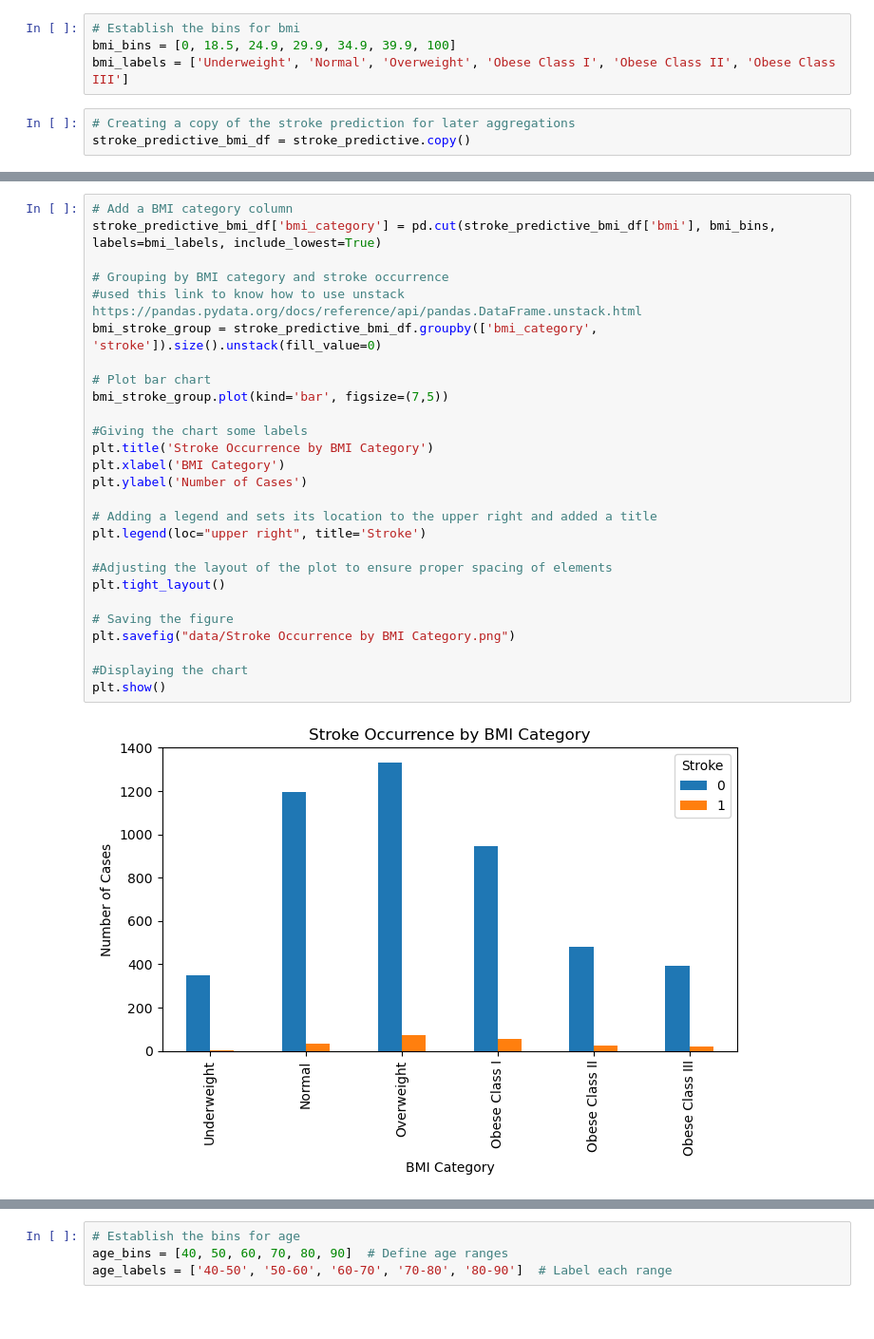
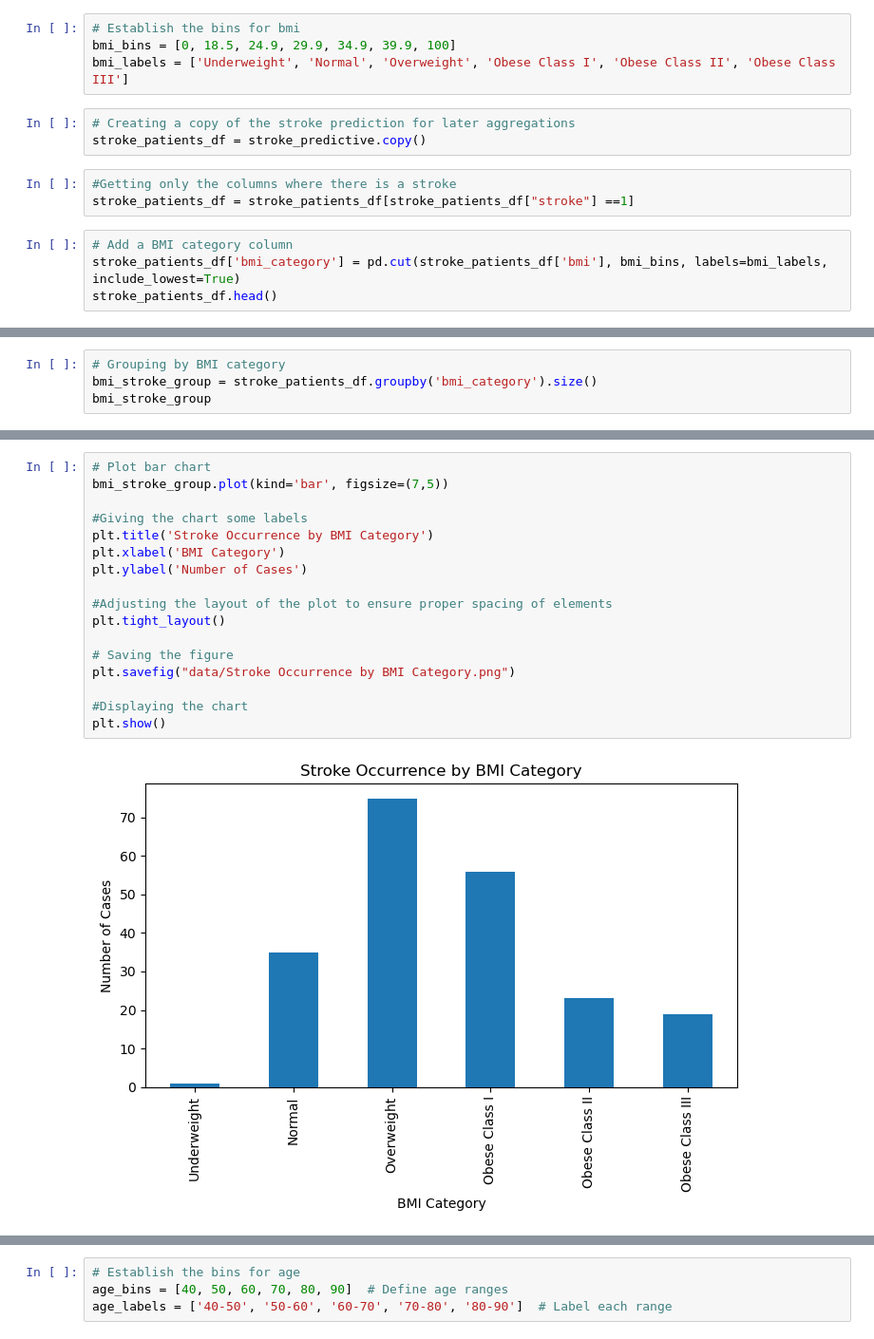
Before and after one commit to talazubi/project-1, a Jupyter notebook: stroke-prediction.ipynb, the cells around one changed output, grey strips where cells are left out. Shown at 95% size. Cells and saved outputs as stored; diff of their text form; blank space fills up the shorter version.

```diff
--- a/stroke-prediction.ipynb
+++ b/stroke-prediction.ipynb
@@ -169,4 +160,11 @@ bmi_bins = [0, 18.5, 24.9, 29.9, 34.9, 39.9, 100]
 bmi_labels = ['Underweight', 'Normal', 'Overweight', 'Obese Class I', 'Obese Class II', 'Obese Class III']
 # %%
 # Creating a copy of the stroke prediction for later aggregations
-stroke_predictive_bmi_df = stroke_predictive.copy()
+stroke_patients_df = stroke_predictive.copy()
+# %%
+#Getting only the columns where there is a stroke
+stroke_patients_df = stroke_patients_df[stroke_patients_df["stroke"] ==1]
+# %%
+# Add a BMI category column
+stroke_patients_df['bmi_category'] = pd.cut(stroke_patients_df['bmi'], bmi_bins, labels=bmi_labels, include_lowest=True)
+stroke_patients_df.head()
@@ -172,0 +178,4 @@ stroke_predictive_bmi_df = stroke_predictive.copy()
+# %%
+# Grouping by BMI category
+bmi_stroke_group = stroke_patients_df.groupby('bmi_category').size()
+bmi_stroke_group
@@ -173,29 +191,19 @@ stroke_predictive_bmi_df = stroke_predictive.copy()
 # %%
-# Add a BMI category column
-stroke_predictive_bmi_df['bmi_category'] = pd.cut(stroke_predictive_bmi_df['bmi'], bmi_bins, labels=bmi_labels, include_lowest=True)
-
-# Grouping by BMI category and stroke occurrence
-#used this link to know how to use unstack https://pandas.pydata.org/docs/reference/api/pandas.DataFrame.unstack.html
-bmi_stroke_group = stroke_predictive_bmi_df.groupby(['bmi_category', 'stroke']).size().unstack(fill_value=0)
-
 # Plot bar chart
 bmi_stroke_group.plot(kind='bar', figsize=(7,5))
 
 #Giving the chart some labels
 plt.title('Stroke Occurrence by BMI Category')
 plt.xlabel('BMI Category')
 plt.ylabel('Number of Cases')
-
-# Adding a legend and sets its location to the upper right and added a title
-plt.legend(loc="upper right", title='Stroke')
 
 #Adjusting the layout of the plot to ensure proper spacing of elements
 plt.tight_layout()
 
 # Saving the figure
 plt.savefig("data/Stroke Occurrence by BMI Category.png")
 
 #Displaying the chart
 plt.show()
 # %% [output]
-[figure, old version]
+[figure, new version]
```
Also changed, not shown: parts of 22 cells of this notebook, 5 other files.
